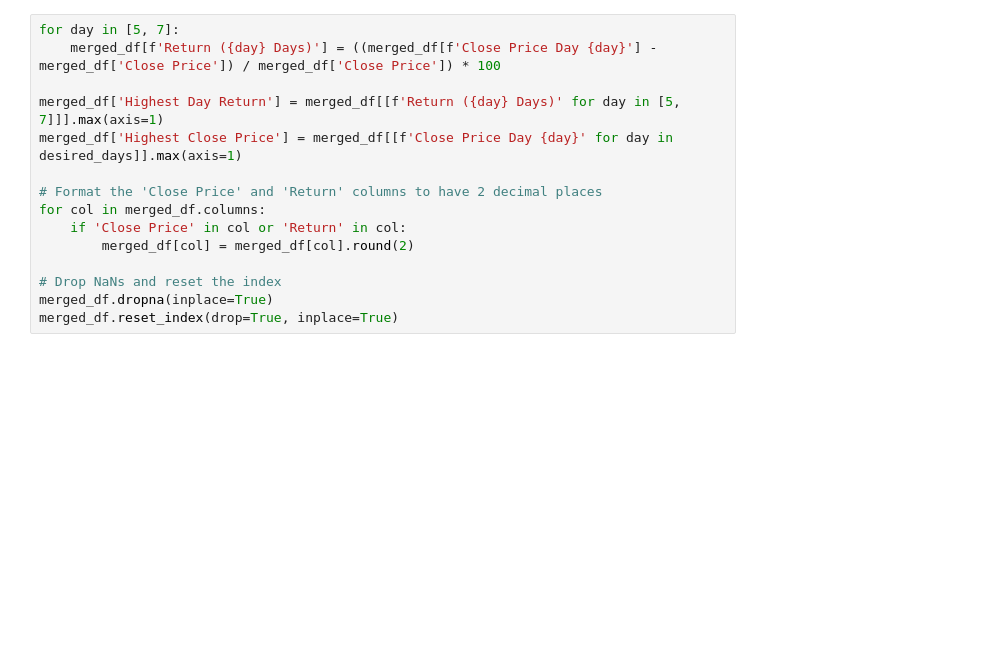
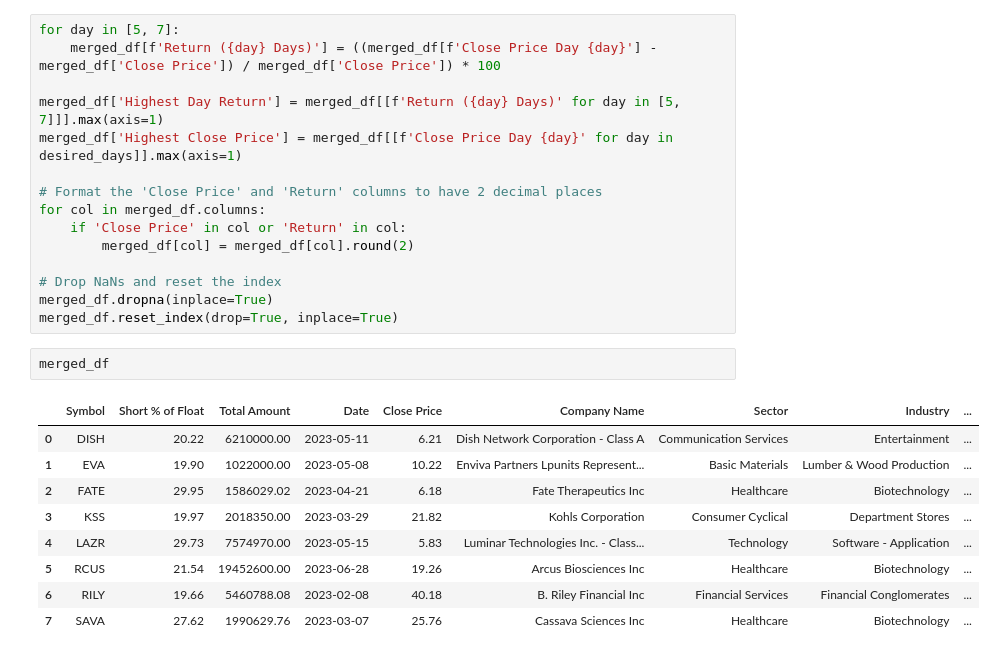
Before and after one commit to regulolanz/Pedro-Short-Squeeze-Predictor, a Jupyter notebook: Pedro.ipynb, the cells around one changed output. Cells and saved outputs as stored; diff of their text form; blank space fills up the shorter version.

```diff
--- a/Pedro.ipynb
+++ b/Pedro.ipynb
@@ -142,4 +160,16 @@ for col in merged_df.columns:
 # Drop NaNs and reset the index
 merged_df.dropna(inplace=True)
 merged_df.reset_index(drop=True, inplace=True)
+# %%
+merged_df
+# %% [output]
+|  | Symbol | Short % of Float | Total Amount | Date | Close Price | Company Name | Sector | Industry | ... |
+| 0 | DISH | 20.22 | 6210000.00 | 2023-05-11 | 6.21 | Dish Network Corporation - Class A | Communication Services | Entertainment | ... |
+| 1 | EVA | 19.90 | 1022000.00 | 2023-05-08 | 10.22 | Enviva Partners Lpunits Represent... | Basic Materials | Lumber & Wood Production | ... |
+| 2 | FATE | 29.95 | 1586029.02 | 2023-04-21 | 6.18 | Fate Therapeutics Inc | Healthcare | Biotechnology | ... |
+| 3 | KSS | 19.97 | 2018350.00 | 2023-03-29 | 21.82 | Kohls Corporation | Consumer Cyclical | Department Stores | ... |
+| 4 | LAZR | 29.73 | 7574970.00 | 2023-05-15 | 5.83 | Luminar Technologies Inc. - Class... | Technology | Software - Application | ... |
+| 5 | RCUS | 21.54 | 19452600.00 | 2023-06-28 | 19.26 | Arcus Biosciences Inc | Healthcare | Biotechnology | ... |
+| 6 | RILY | 19.66 | 5460788.08 | 2023-02-08 | 40.18 | B. Riley Financial Inc | Financial Services | Financial Conglomerates | ... |
+| 7 | SAVA | 27.62 | 1990629.76 | 2023-03-07 | 25.76 | Cassava Sciences Inc | Healthcare | Biotechnology | ... |
 # %%
```
Also changed, not shown: parts of 16 cells of this notebook.
